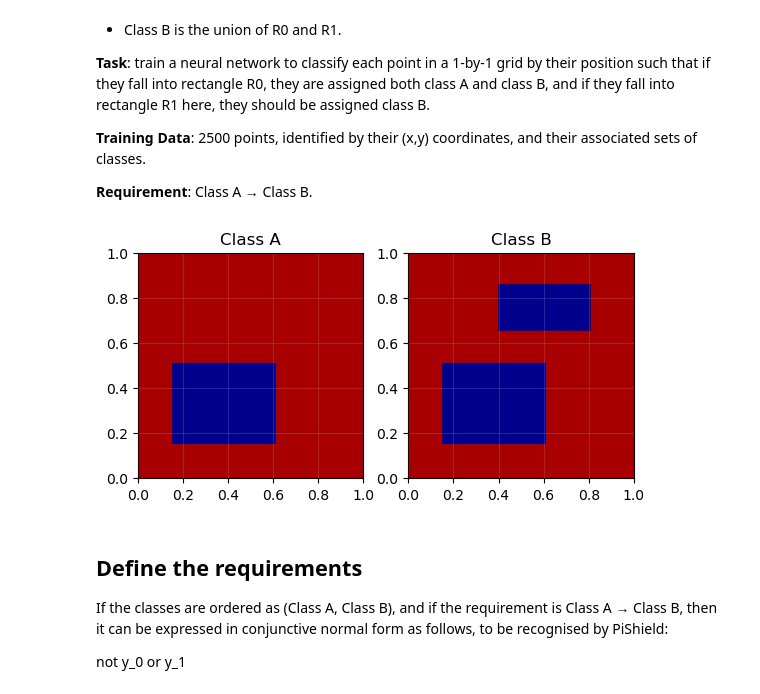
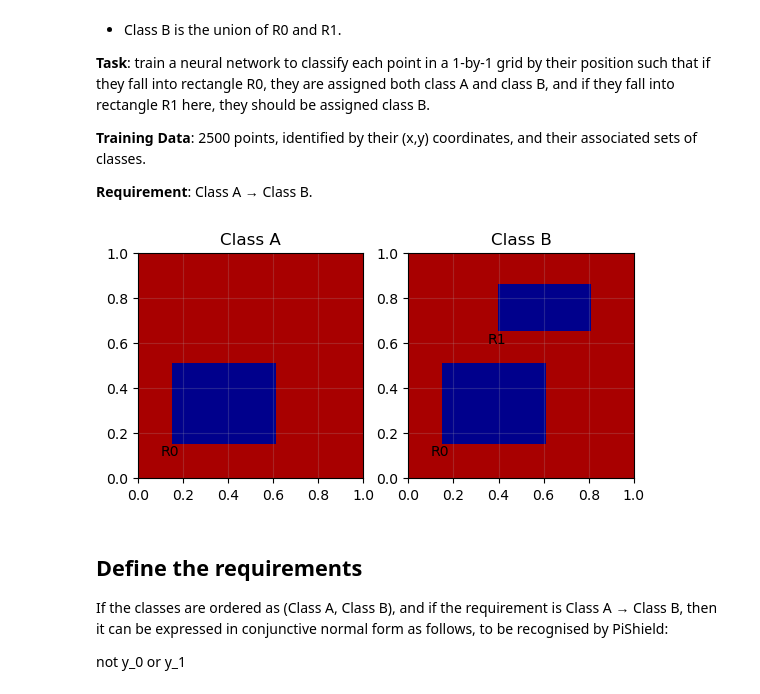
Before and after one commit to mihaela-stoian/StrongCoherencyCCN, a Jupyter notebook: experiments/Rectangles_example.ipynb, the cells around one changed output. Drawn from its saved outputs; the diff is of its cells as text; code cells hidden in the pictures.

```diff
--- a/experiments/Rectangles_example.ipynb
+++ b/experiments/Rectangles_example.ipynb
@@ -58,22 +58,20 @@ This notebook shows how to use [PiShield](https://github.com/mihaela-stoian/PiSh
 # %%
 combined = rectangle0 | rectangle1
 shapes = [rectangle0, combined]
-
 fig, ax = plt.subplots(1, len(shapes))
-ax[0].set_title("Class A")
-ax[1].set_title("Class B")
-ax[0].grid(alpha=0.2)
-ax[1].grid(alpha=0.2)
-
+ax[0].set_title("Class A"); ax[1].set_title("Class B")
+ax[0].grid(alpha=0.2); ax[1].grid(alpha=0.2)
 rgb = mpl.colormaps['seismic_r'](np.linspace(0.0, 1.0, 100))[np.newaxis, :, :3]
 for i, shape in enumerate(shapes):
   shape.plot(ax[i], full=True, cmap=ListedColormap(rgb[0][-10:-9]))
+ct=0.05
+ax[0].annotate(f'R0', [z-ct for z in rectangle0.get_left_low_corner()])
+ax[1].annotate(f'R0', [z-ct for z in rectangle0.get_left_low_corner()])
+ax[1].annotate(f'R1', [z-ct for z in rectangle1.get_left_low_corner()])
 c1 = rgb[0][8]
-ax[0].set_facecolor(c1)
-ax[1].set_facecolor(c1)
-plt.show()
+ax[0].set_facecolor(c1); ax[1].set_facecolor(c1); plt.show()
 # %% [output]
-[figure, old version]
+[figure, new version]
 # %% [markdown]
 ## Define the requirements
 
```
Also changed, not shown: parts of 1 cell of this notebook.
